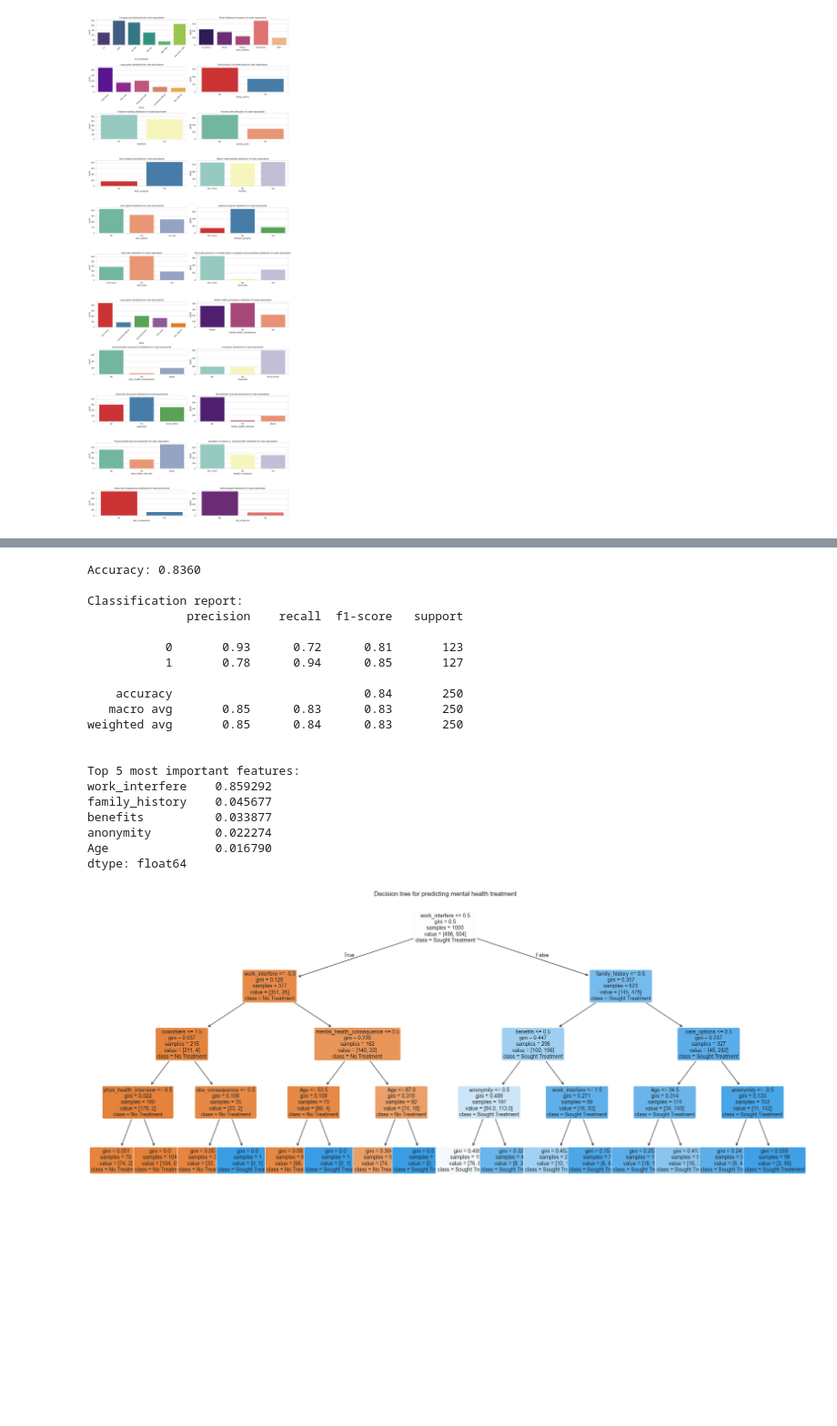
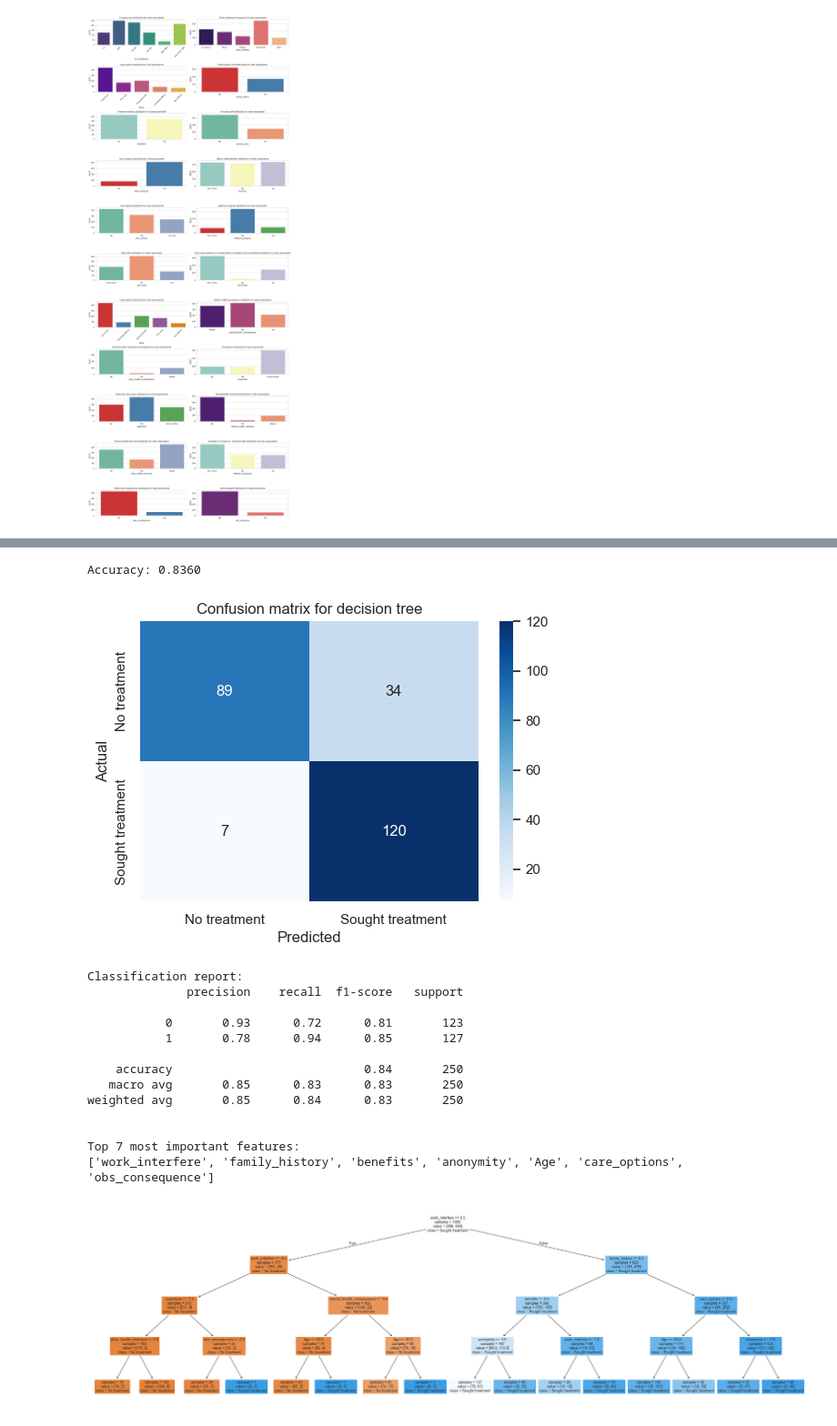
Before and after one commit to natalia5678/dm_project_imported, a Jupyter notebook: projDM.ipynb, the cells around one changed output, grey strips where cells are left out. Shown at 91% size. Saved outputs shown, nothing was run; the diff lists cells and outputs as text; code cells hidden in the pictures; blank space fills up the shorter version.

```diff
--- a/projDM.ipynb
+++ b/projDM.ipynb
@@ -817,6 +821,11 @@ binary_cols = ['family_history', 'treatment', 'self_employed', 'remote_work', 't
 for col in binary_cols:
     if col in df_encoded.columns:
         df_encoded[col] = df_encoded[col].map({'Yes': 1, 'No': 0})
+
+# binary encoding for gender column
+if 'Gender' in df_encoded.columns:
+    # 'Other' category is left out of this encoding due to its small sample size and possible disruption of the results depending on number assigned
+    df_encoded['Gender'] = df_encoded['Gender'].map({'Male': 0, 'Female': 1})
 
 # ordinal encoding with Maybe/Somewhat/Some of them as 1, Yes as 2 and No as 0
 ordinal_cols = ['mental_health_consequence', 'phys_health_consequence', 'coworkers', 'supervisor', 'mental_health_interview', 'phys_health_interview']
@@ -839,7 +848,11 @@ if 'leave' in df_encoded.columns:
     leave_map = {'Very easy': 0, 'Somewhat easy': 1, 'Somewhat difficult': 2, 'Very difficult': 3}
     df_encoded['leave'] = df_encoded['leave'].map(leave_map)
 
-# heatmap
+# heatmap of correlations between attributes using Spearman's rank correlation coefficient, which is appropriate for ordinal and binary data
+# Country and state columns are left out of the correlation calculation since they are categorical variables with many unique values
+# NaN values (ambiguous answers like "Don't know" or no_illness category, created from originally NaN values, in work_interference)
+# are not included in the correlation calculation since they are considered to be outside of the scale,
+# pandas .corr() function automatically excludes them from the correlation calculation, so no additional handling is needed for these values in this context
 plt.figure(figsize=(16, 16))
 numeric_df = df_encoded.select_dtypes(include=[np.number])
 sns.heatmap(numeric_df.corr(method='spearman'), annot=True, cmap='coolwarm', fmt=".2f", vmin=-1, vmax=1)
@@ -867,42 +880,51 @@ Test data shape: (250, 21)
 # %%
-# model creation and evaluation
+# model creation
 
 # initializing and training the algorithm with a restricted depth to prevent overfitting
 dt_clf = DecisionTreeClassifier(random_state=42, max_depth=4)
 dt_clf.fit(X_train, y_train)
 
 y_pred_dt = dt_clf.predict(X_test)
 print(f"Accuracy: {accuracy_score(y_test, y_pred_dt):.4f}")
-print("\nClassification report:")
+
+# show confusion matrix
+cm = confusion_matrix(y_test, y_pred_dt)
+plt.figure(figsize=(6, 4))
+sns.heatmap(cm, annot=True, fmt='d', cmap='Blues', xticklabels=['No treatment', 'Sought treatment'], yticklabels=['No treatment', 'Sought treatment'])
+plt.xlabel('Predicted')
+plt.ylabel('Actual')
+plt.title('Confusion matrix for decision tree')
+plt.show()
+
+print("Classification report:")
 print(classification_report(y_test, y_pred_dt))
 
+# sorted according to gini importance
 dt_importances = pd.Series(dt_clf.feature_importances_, index=X.columns).sort_values(ascending=False)
-print("\nTop 5 most important features:")
-print(dt_importances.head(5))
+print("\nTop 7 most important features:")
+print(dt_importances.head(7).index.tolist())
 
-plt.figure(figsize=(24, 10))
-plot_tree(dt_clf, feature_names=X.columns, class_names=['No Treatment', 'Sought Treatment'], filled=True, rounded=True, fontsize=10)
-plt.title("Decision tree for predicting mental health treatment")
+plt.figure(figsize=(35,10))
+plot_tree(dt_clf, feature_names=X.columns, class_names=['No treatment', 'Sought treatment'], filled=True, rounded=True, fontsize=10, impurity=False)
 plt.show()
+
+class_names = ['No treatment', 'Sought treatment']
+tree_logic_report = export_text(dt_clf, feature_names=list(X.columns), class_names=class_names)
+print(tree_logic_report)
 # %% [output]
 Accuracy: 0.8360
-
-Classification report:
-              precision    recall  f1-score   support
-
-           0       0.93      0.72      0.81       123
-           1       0.78      0.94      0.85       127
-
-    accuracy                           0.84       250
-   macro avg       0.85      0.83      0.83       250
-weighted avg       0.85      0.84      0.83       250
-
-
-Top 5 most important features:
-work_interfere    0.859292
-family_history    0.045677
-benefits          0.033877
-anonymity         0.022274
-Age               0.016790
-dtype: float64
-[figure, old version]
+[figure, new version]
+Classification report:
+              precision    recall  f1-score   support
+
+           0       0.93      0.72      0.81       123
+           1       0.78      0.94      0.85       127
+
+    accuracy                           0.84       250
+   macro avg       0.85      0.83      0.83       250
+weighted avg       0.85      0.84      0.83       250
+
+
+Top 7 most important features:
+['work_interfere', 'family_history', 'benefits', 'anonymity', 'Age', 'care_options', 'obs_consequence']
+[figure, added]
```
Also changed, not shown: parts of 7 cells of this notebook.
